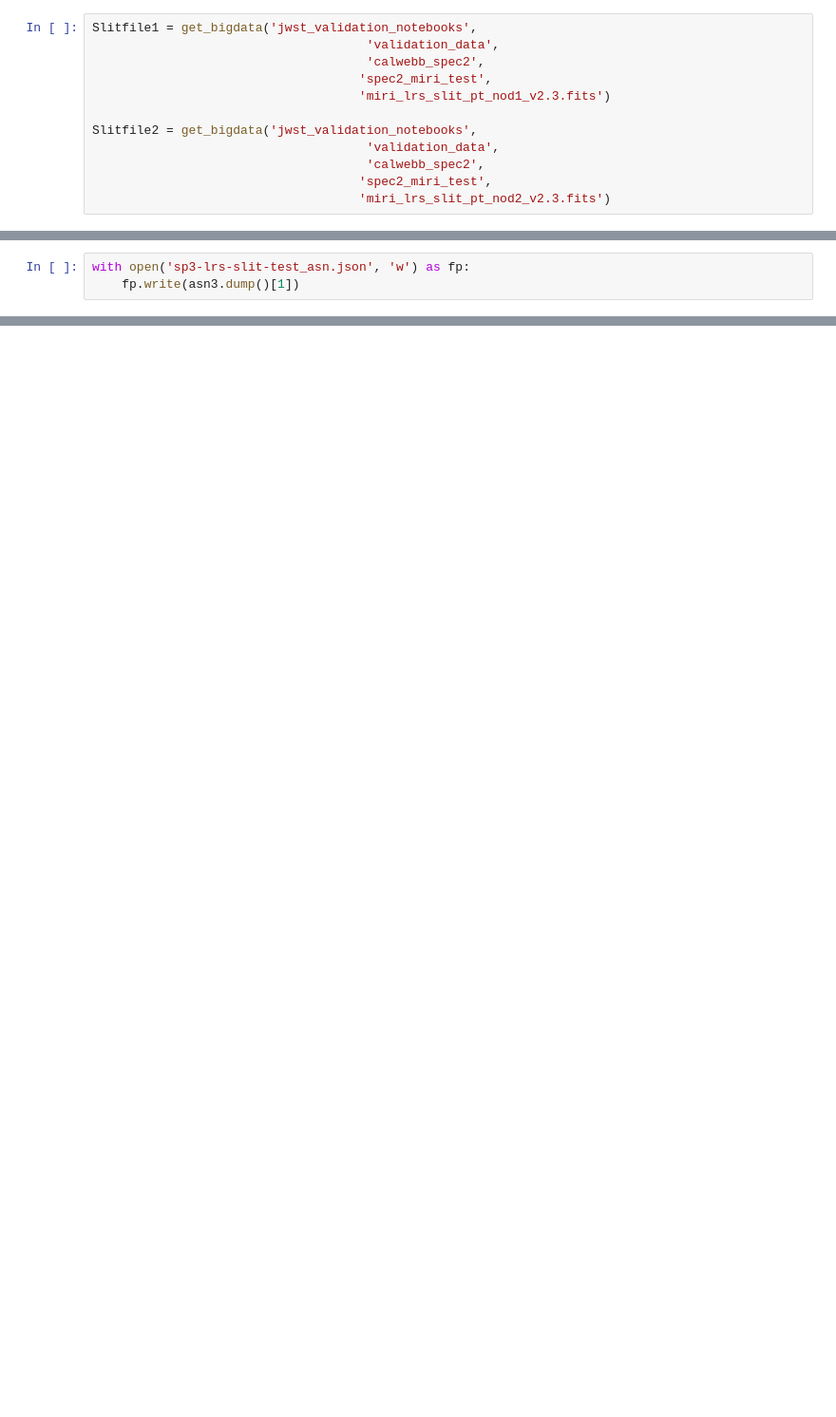
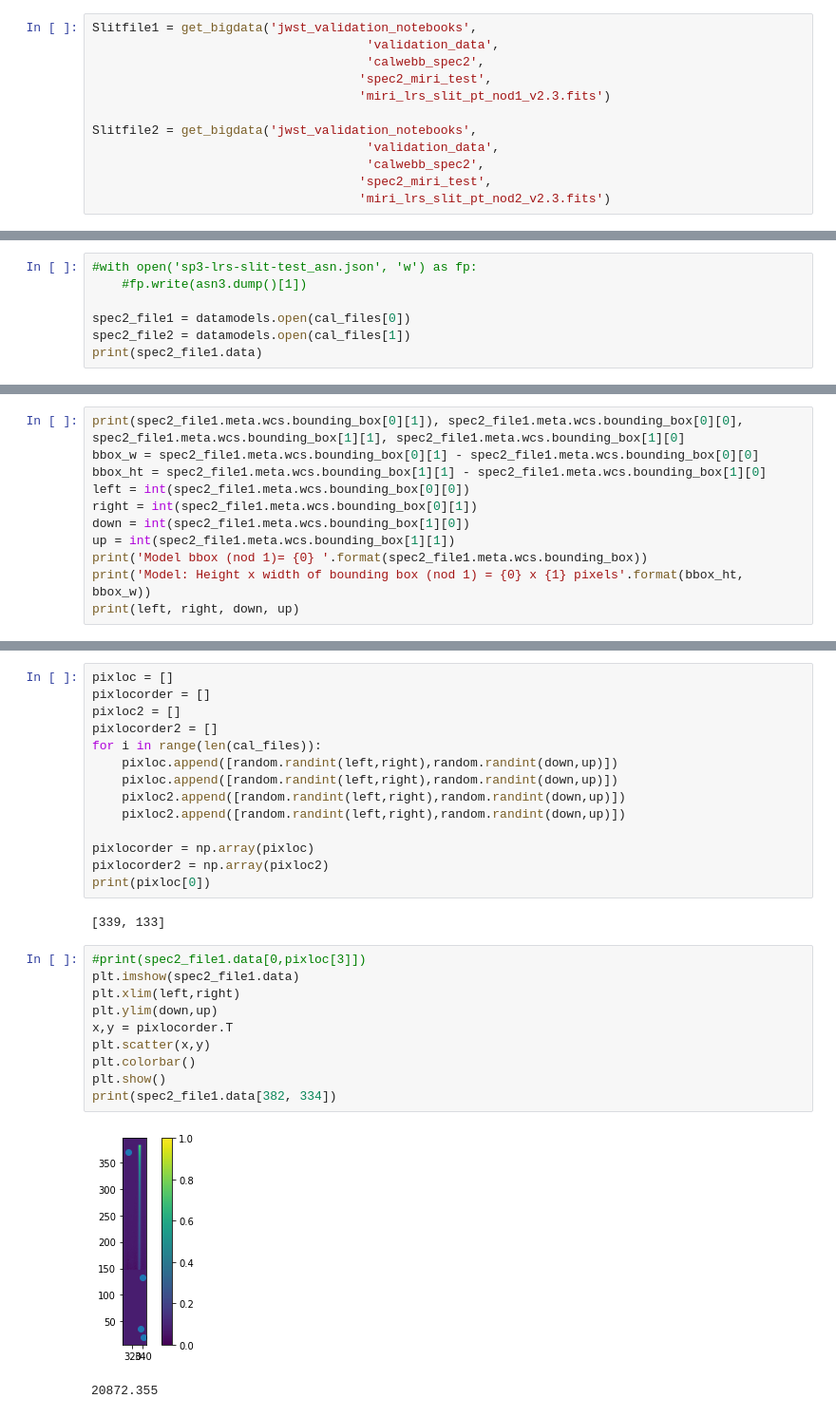
Before and after one commit to ktmurray/jwst_validation_notebooks, a Jupyter notebook: jwst_validation_notebooks/outlier_detection/jwst_outlier_detection_miri_test/spec3_outlierdetection.ipynb, the cells around one changed output, grey strips where cells are left out. Shown: that part at 95% size. Saved outputs shown, nothing was run; the diff lists cells and outputs as text; blank space fills up the shorter version.

```diff
--- a/jwst_validation_notebooks/outlier_detection/jwst_outlier_detection_miri_test/spec3_outlierdetection.ipynb
+++ b/jwst_validation_notebooks/outlier_detection/jwst_outlier_detection_miri_test/spec3_outlierdetection.ipynb
@@ -80,5 +83,9 @@ asn3 = asn_from_list(asn3_files, rule=DMS_Level3_Base,product_name='combine_dith
 # %% [output]
 ['miri_lrs_slit_pt_nod2_v2_cal.fits', 'miri_lrs_slit_pt_nod1_v2_cal.fits']
 # %%
-with open('sp3-lrs-slit-test_asn.json', 'w') as fp:
-    fp.write(asn3.dump()[1])
+#with open('sp3-lrs-slit-test_asn.json', 'w') as fp:
+    #fp.write(asn3.dump()[1])
+
+spec2_file1 = datamodels.open(cal_files[0])
+spec2_file2 = datamodels.open(cal_files[1])
+print(spec2_file1.data)
@@ -84,0 +94,11 @@ with open('sp3-lrs-slit-test_asn.json', 'w') as fp:
+# %%
+print(spec2_file1.meta.wcs.bounding_box[0][1]), spec2_file1.meta.wcs.bounding_box[0][0], spec2_file1.meta.wcs.bounding_box[1][1], spec2_file1.meta.wcs.bounding_box[1][0]
+bbox_w = spec2_file1.meta.wcs.bounding_box[0][1] - spec2_file1.meta.wcs.bounding_box[0][0]
+bbox_ht = spec2_file1.meta.wcs.bounding_box[1][1] - spec2_file1.meta.wcs.bounding_box[1][0]
+left = int(spec2_file1.meta.wcs.bounding_box[0][0])
+right = int(spec2_file1.meta.wcs.bounding_box[0][1])
+down = int(spec2_file1.meta.wcs.bounding_box[1][0])
+up = int(spec2_file1.meta.wcs.bounding_box[1][1])
+print('Model bbox (nod 1)= {0} '.format(spec2_file1.meta.wcs.bounding_box))
+print('Model: Height x width of bounding box (nod 1) = {0} x {1} pixels'.format(bbox_ht, bbox_w))
+print(left, right, down, up)
@@ -84,0 +110,29 @@ with open('sp3-lrs-slit-test_asn.json', 'w') as fp:
+# %%
+pixloc = []
+pixlocorder = []
+pixloc2 = []
+pixlocorder2 = []
+for i in range(len(cal_files)):
+    pixloc.append([random.randint(left,right),random.randint(down,up)])
+    pixloc.append([random.randint(left,right),random.randint(down,up)])
+    pixloc2.append([random.randint(left,right),random.randint(down,up)])
+    pixloc2.append([random.randint(left,right),random.randint(down,up)])
+
+pixlocorder = np.array(pixloc)
+pixlocorder2 = np.array(pixloc2)
+print(pixloc[0])
+# %% [output]
+[339, 133]
+# %%
+#print(spec2_file1.data[0,pixloc[3]])
+plt.imshow(spec2_file1.data)
+plt.xlim(left,right)
+plt.ylim(down,up)
+x,y = pixlocorder.T
+plt.scatter(x,y)
+plt.colorbar()
+plt.show()
+print(spec2_file1.data[382, 334])
+# %% [output]
+[figure, added]
+20872.355
```
Also changed, not shown: parts of 24 cells of this notebook.
